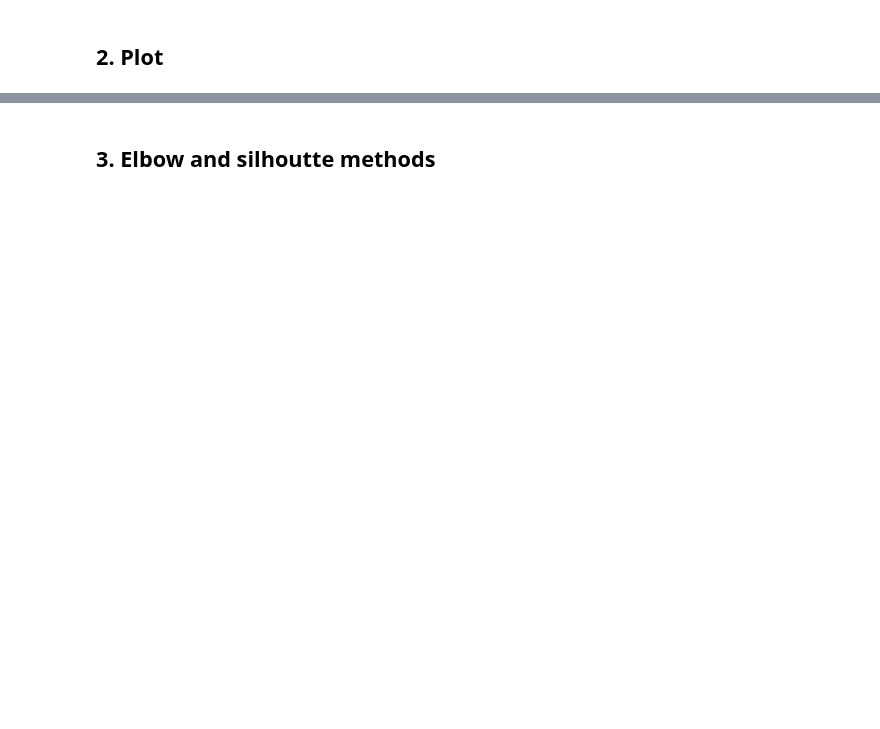
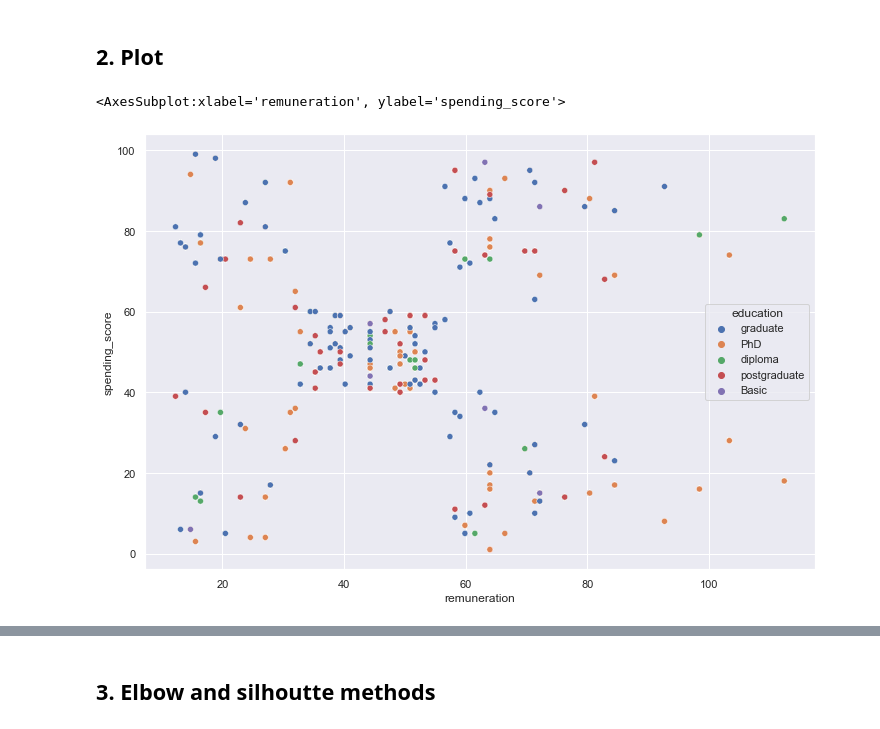
Before and after one commit to feinwc/LSE_DA301_assignment, a Jupyter notebook: Nai-Wen Chung_LSE_DA301_Assignment_EDA.ipynb, the cells around one changed output, grey strips where cells are left out. Drawn from its saved outputs; the diff is of its cells as text; code cells hidden in the pictures; blank space fills up the shorter version.

```diff
--- a/Nai-Wen Chung_LSE_DA301_Assignment_EDA.ipynb
+++ b/Nai-Wen Chung_LSE_DA301_Assignment_EDA.ipynb
@@ -430,6 +437,7 @@ import warnings
 warnings.filterwarnings('ignore')
 # %%
 # Load the CSV file(s) as df2.
-
+df2 = clean_reviews[['remuneration', 'spending_score', 'education']]
 
 # View DataFrame.
+df2.head()
@@ -446,5 +479,9 @@ warnings.filterwarnings('ignore')
 ## 2. Plot
 # %%
 # Create a scatterplot with Seaborn.
+sns.scatterplot(x='remuneration', y='spending_score', hue = 'education', data=df2)
+# %% [output]
+<AxesSubplot:xlabel='remuneration', ylabel='spending_score'>
+[figure, added]
 # %%
 # Create a pairplot with Seaborn.
```
Also changed, not shown: parts of 20 cells of this notebook.
